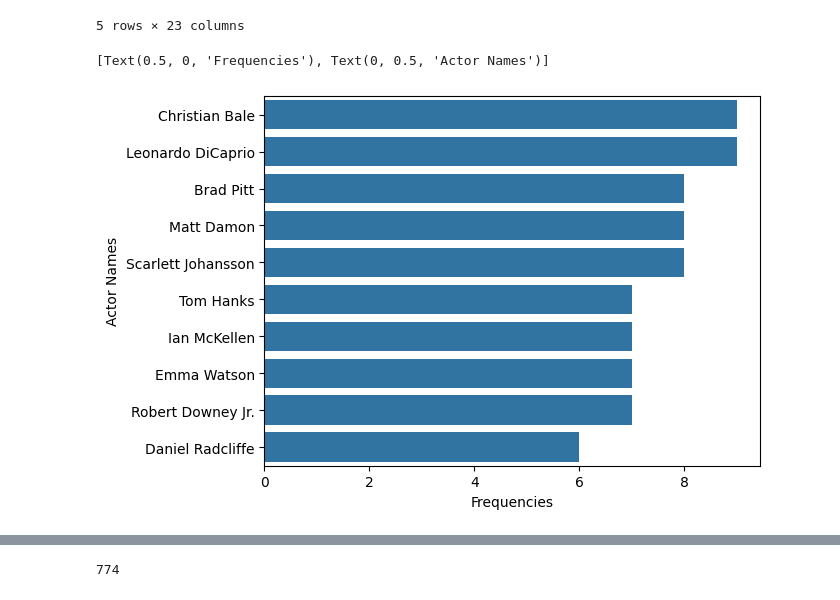
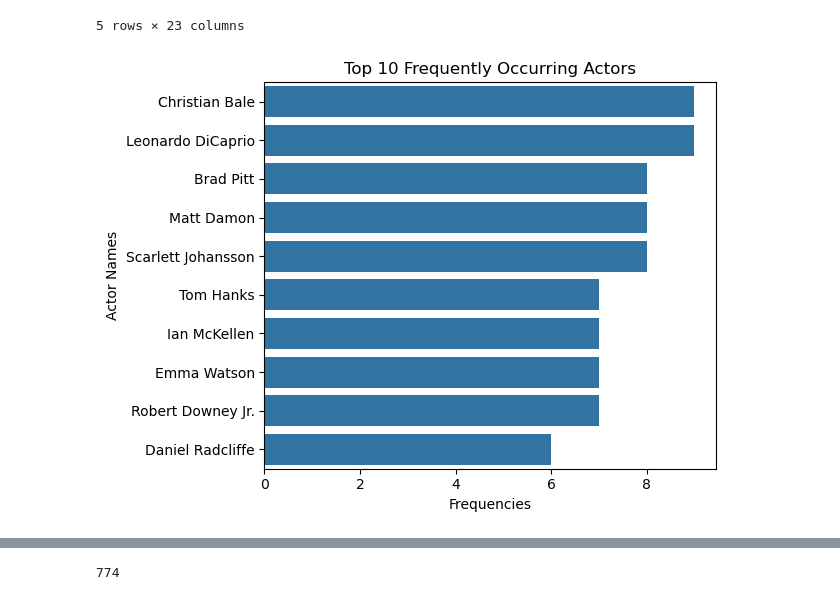
Before and after one commit to COGS108/Group138_WI26, a Jupyter notebook: 02-EDACheckpoint.ipynb, the cells around one changed output, grey strips where cells are left out. Saved outputs shown, nothing was run; the diff lists cells and outputs as text; code cells hidden in the pictures.

```diff
--- a/02-EDACheckpoint.ipynb
+++ b/02-EDACheckpoint.ipynb
@@ -342,14 +342,16 @@ movies.head()
 # %%
 # the following line was partially generated by ChatGPT using the prompt "get all unique values from multiple columns in a pandas df"
 all_actors = movies[['Star1', 'Star2', 'Star3', 'Star4']].stack()
 
 # the following two lines were not generated by AI
 top_10_freqs = all_actors.value_counts()[:10]
 top_10_actors = sns.barplot(x=top_10_freqs.values, y=top_10_freqs.index)
 top_10_actors.set(xlabel='Frequencies', ylabel='Actor Names')
+top_10_actors.set_title('Top 10 Frequently Occurring Actors')
+top_10_actors.figure.tight_layout()
+top_10_actors.figure.savefig('results/top_10_frequently_occurring_actors.png')
 # %% [output]
-[Text(0.5, 0, 'Frequencies'), Text(0, 0.5, 'Actor Names')]
-[figure, old version]
+[figure, new version]
 # %%
 # create a set of all actors, then check how many times they appear in either Star1, Star2, Star3, or Star4
 
```
Also changed, not shown: parts of 10 cells of this notebook, 6 other files.
